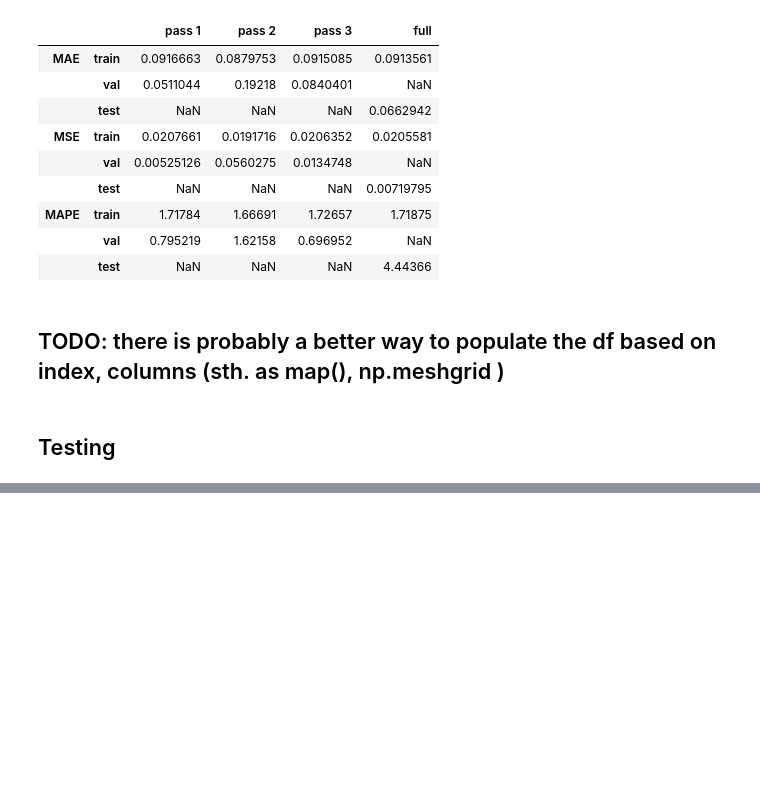
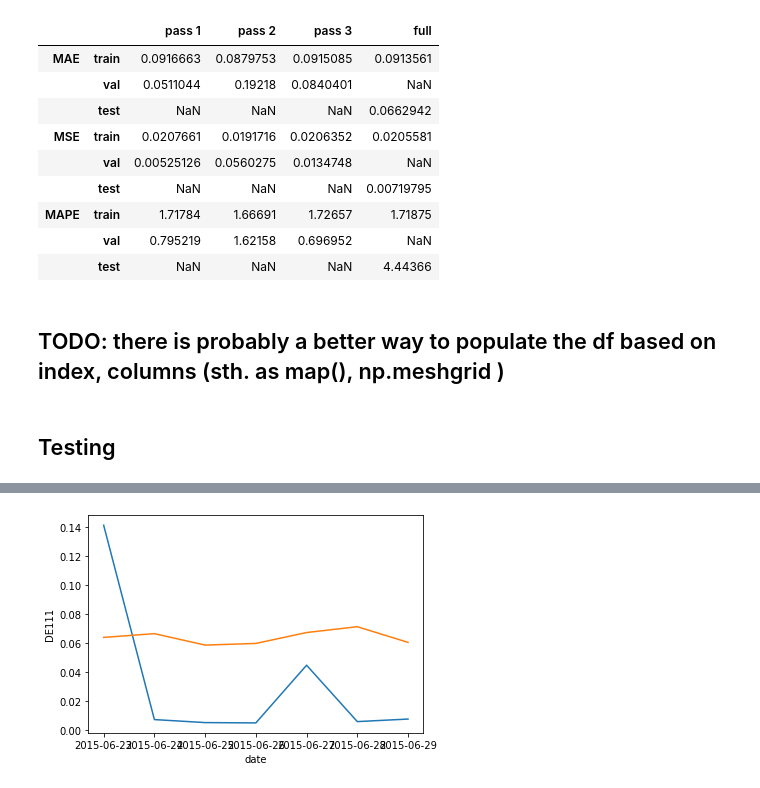
Before and after one commit to ArjunReddy07/wind-stf, a Jupyter notebook: prototyping/evaluate.ipynb, the cells around one changed output, grey strips where cells are left out. Drawn from its saved outputs; the diff is of its cells as text; code cells hidden in the pictures; blank space fills up the shorter version.

```diff
--- a/prototyping/evaluate.ipynb
+++ b/prototyping/evaluate.ipynb
@@ -334,0 +456,6 @@ scores_nodewise
+# %%
+sns.lineplot(x=gtruth['full']['test'].index, y=gtruth['full']['test']['DE111'])
+sns.lineplot(x=preds['full']['test'].index, y=preds['full']['test']['DE111'])
+plt.show()
+# %% [output]
+[figure, added]
```
Also changed, not shown: parts of 13 cells of this notebook, 3 other files.
